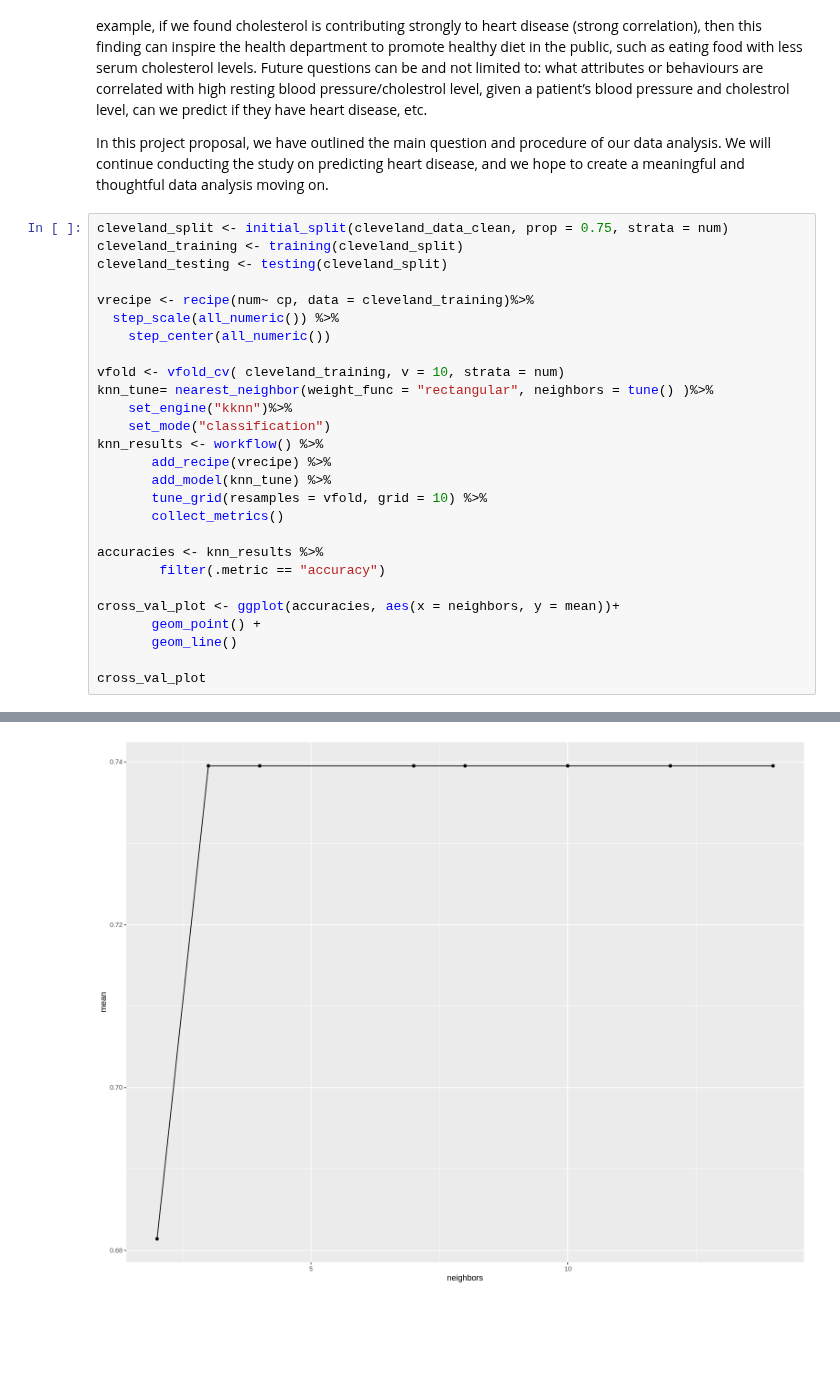
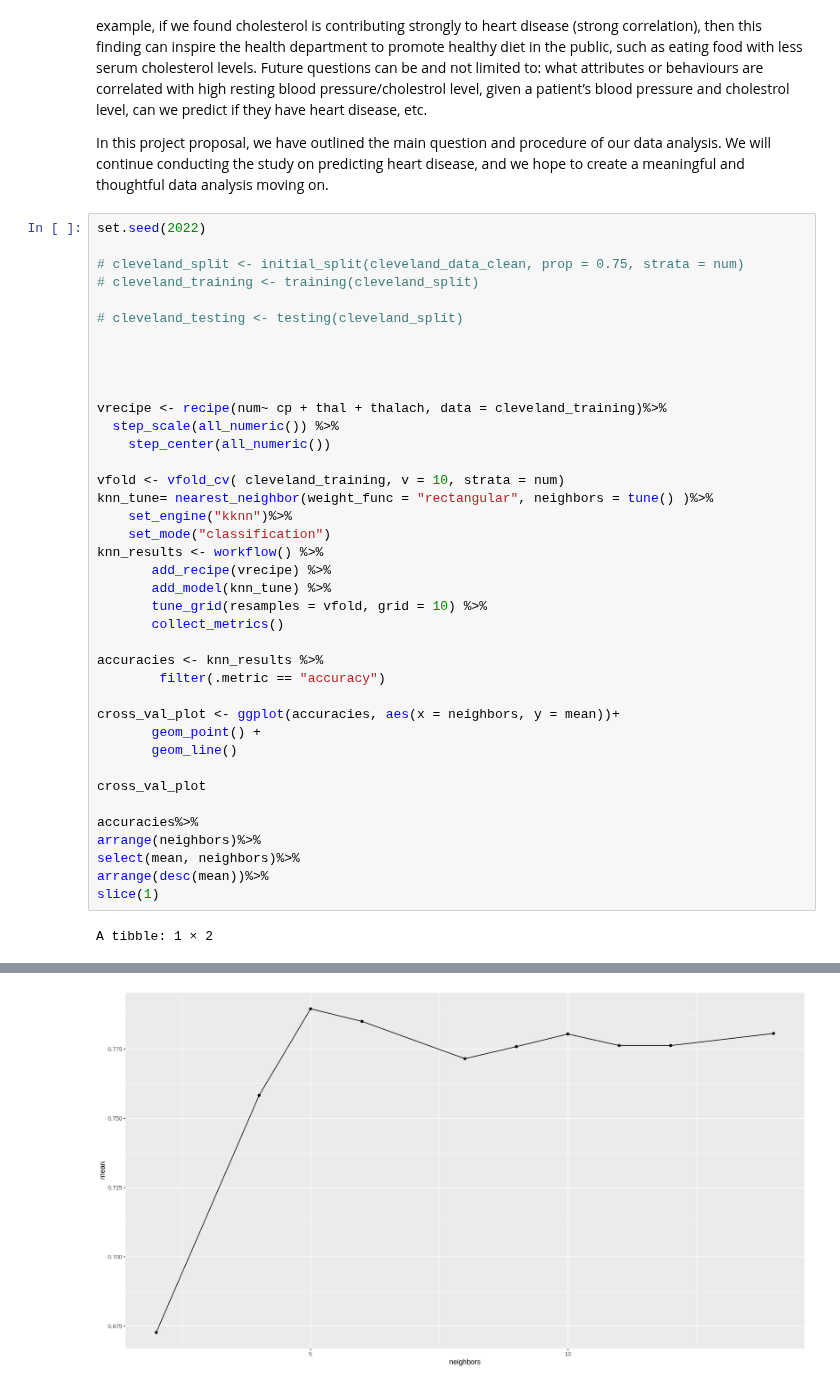
Before and after one commit to wiliwangka/Heart-Disease-Classification-with-R, a Jupyter notebook: ds_project_proposal.ipynb, the cells around one changed output, grey strips where cells are left out. Saved outputs shown, nothing was run; the diff lists cells and outputs as text; blank space fills up the shorter version.

```diff
--- a/ds_project_proposal.ipynb
+++ b/ds_project_proposal.ipynb
@@ -244,11 +233,17 @@ We expect to find that resting blood pressure and serum cholesteral level togeth
 
 In this project proposal, we have outlined the main question and procedure of our data analysis. We will continue conducting the study on predicting heart disease, and we hope to create a meaningful and thoughtful data analysis moving on.
 # %%
-cleveland_split <- initial_split(cleveland_data_clean, prop = 0.75, strata = num)
-cleveland_training <- training(cleveland_split)
-cleveland_testing <- testing(cleveland_split)
+set.seed(2022)
 
-vrecipe <- recipe(num~ cp, data = cleveland_training)%>%
+# cleveland_split <- initial_split(cleveland_data_clean, prop = 0.75, strata = num)
+# cleveland_training <- training(cleveland_split)
+
+# cleveland_testing <- testing(cleveland_split)
+
+
+
+
+vrecipe <- recipe(num~ cp + thal + thalach, data = cleveland_training)%>%
   step_scale(all_numeric()) %>%
     step_center(all_numeric())
 
@@ -270,4 +265,11 @@ cross_val_plot <- ggplot(accuracies, aes(x = neighbors, y = mean))+
        geom_line()
 
 cross_val_plot
+
+accuracies%>%
+arrange(neighbors)%>%
+select(mean, neighbors)%>%
+arrange(desc(mean))%>%
+slice(1)
 # %% [output]
+A tibble: 1 × 2
@@ -274,2 +279,2 @@ cross_val_plot
-[figure, old version]
+[figure, new version]
 # %%
```
Also changed, not shown: parts of 13 cells of this notebook.
